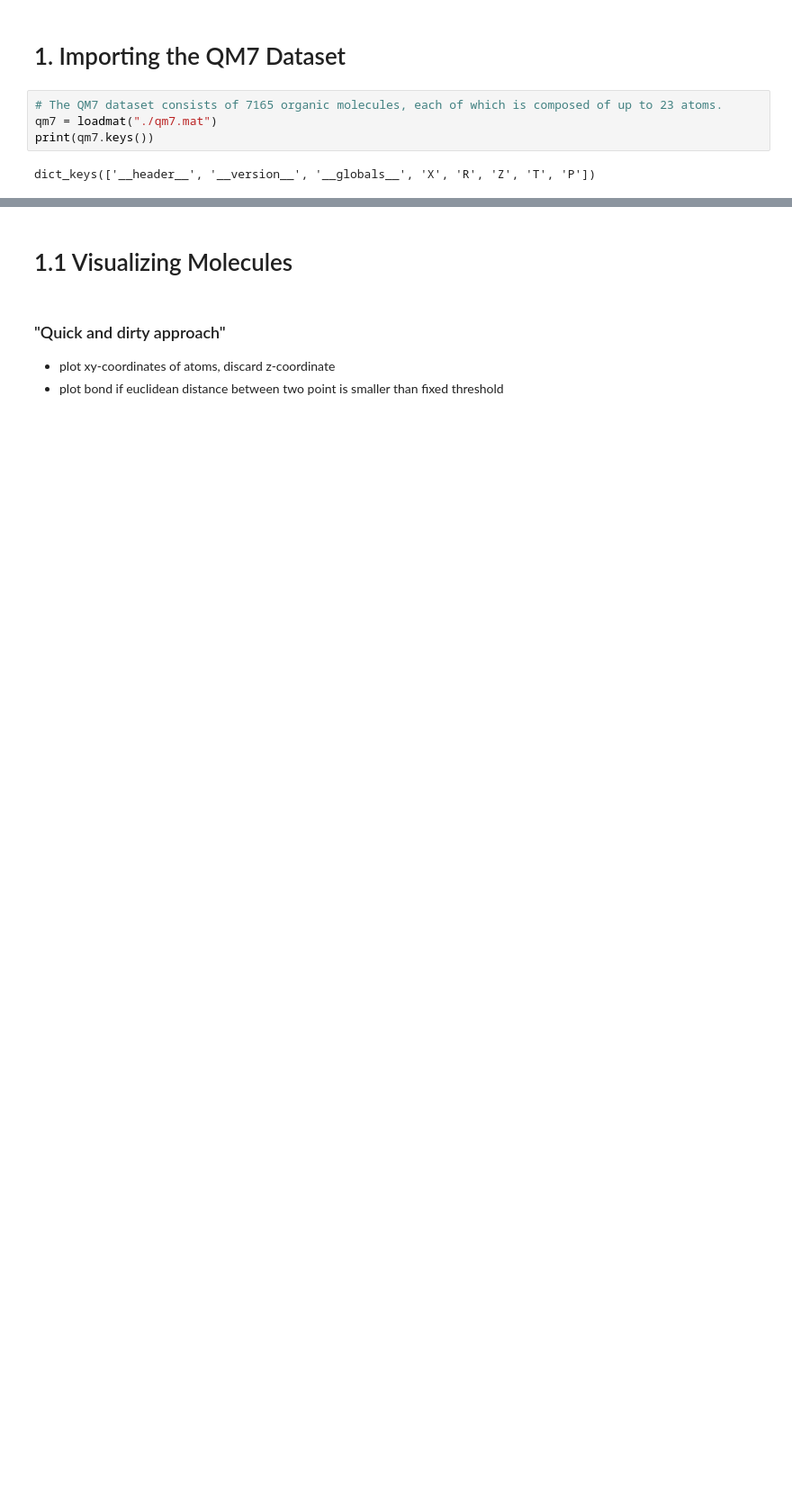
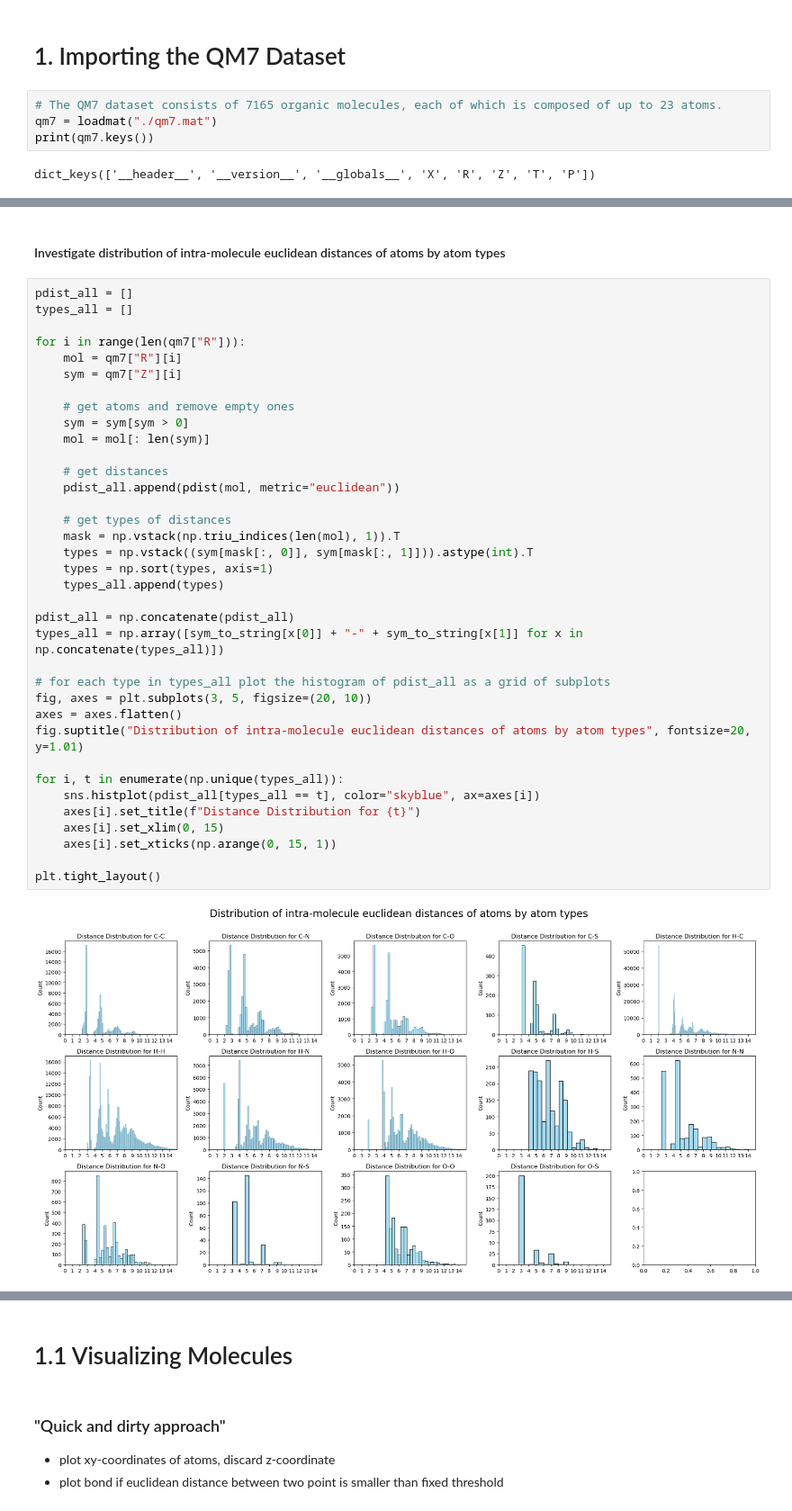
Before and after one commit to jascha-je/LabML4DS, a Jupyter notebook: p2/p2_ISJ.ipynb, the cells around one changed output, grey strips where cells are left out. Shown at 90% size. Drawn from its saved outputs; the diff is of its cells as text; blank space fills up the shorter version.

Commit message:
added distribution plots of intra-molecule distances

```diff
--- a/p2/p2_ISJ.ipynb
+++ b/p2/p2_ISJ.ipynb
@@ -89,3 +89,43 @@ plt.show()
 (1, 7165)
 -417.96
 [figure]
+# %% [markdown]
+#### Investigate distribution of intra-molecule euclidean distances of atoms by atom types
+# %%
+pdist_all = []
+types_all = []
+
+for i in range(len(qm7["R"])):
+    mol = qm7["R"][i]
+    sym = qm7["Z"][i]
+
+    # get atoms and remove empty ones
+    sym = sym[sym > 0]
+    mol = mol[: len(sym)]
+
+    # get distances
+    pdist_all.append(pdist(mol, metric="euclidean"))
+
+    # get types of distances
+    mask = np.vstack(np.triu_indices(len(mol), 1)).T
+    types = np.vstack((sym[mask[:, 0]], sym[mask[:, 1]])).astype(int).T
+    types = np.sort(types, axis=1)
+    types_all.append(types)
+
+pdist_all = np.concatenate(pdist_all)
+types_all = np.array([sym_to_string[x[0]] + "-" + sym_to_string[x[1]] for x in np.concatenate(types_all)])
+
+# for each type in types_all plot the histogram of pdist_all as a grid of subplots
+fig, axes = plt.subplots(3, 5, figsize=(20, 10))
+axes = axes.flatten()
+fig.suptitle("Distribution of intra-molecule euclidean distances of atoms by atom types", fontsize=20, y=1.01)
+
+for i, t in enumerate(np.unique(types_all)):
+    sns.histplot(pdist_all[types_all == t], color="skyblue", ax=axes[i])
+    axes[i].set_title(f"Distance Distribution for {t}")
+    axes[i].set_xlim(0, 15)
+    axes[i].set_xticks(np.arange(0, 15, 1))
+
+plt.tight_layout()
+# %% [output]
+[figure, added]
```
Also changed, not shown: parts of 28 cells of this notebook.
